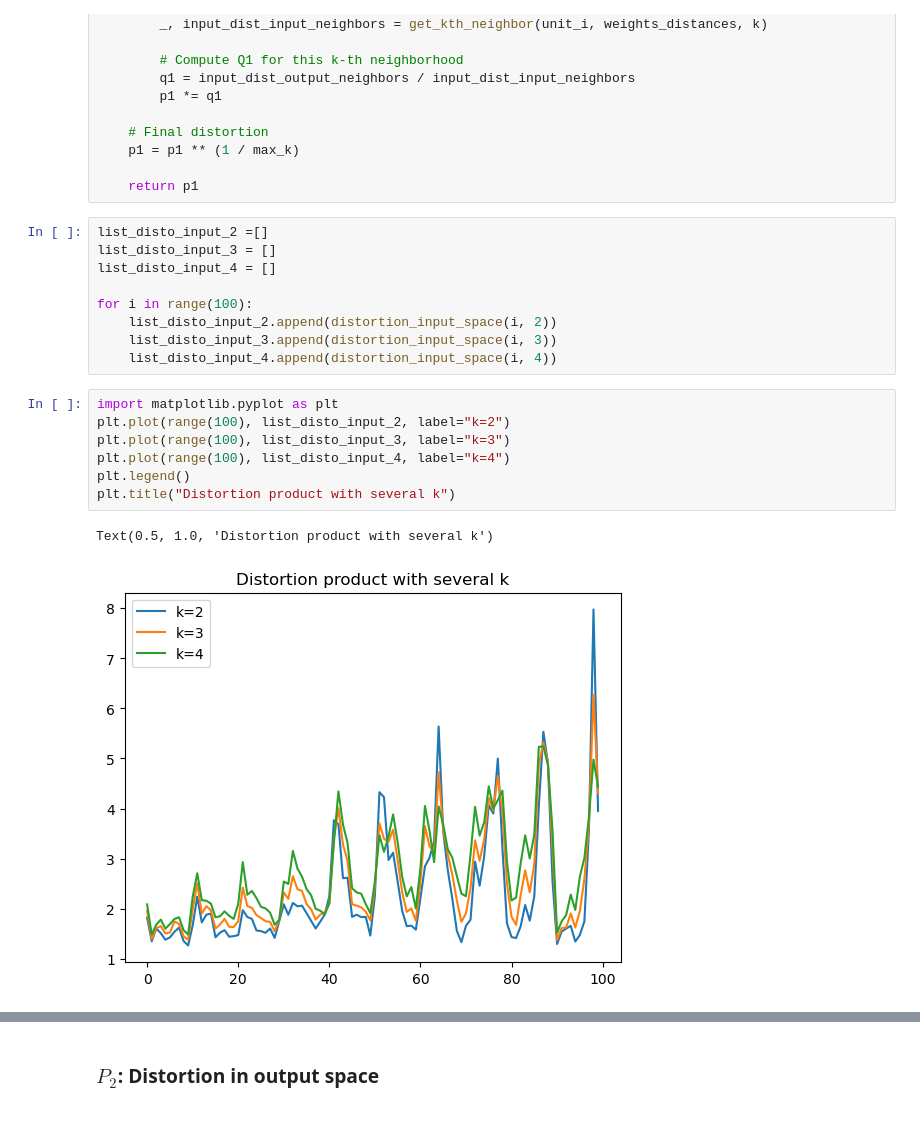
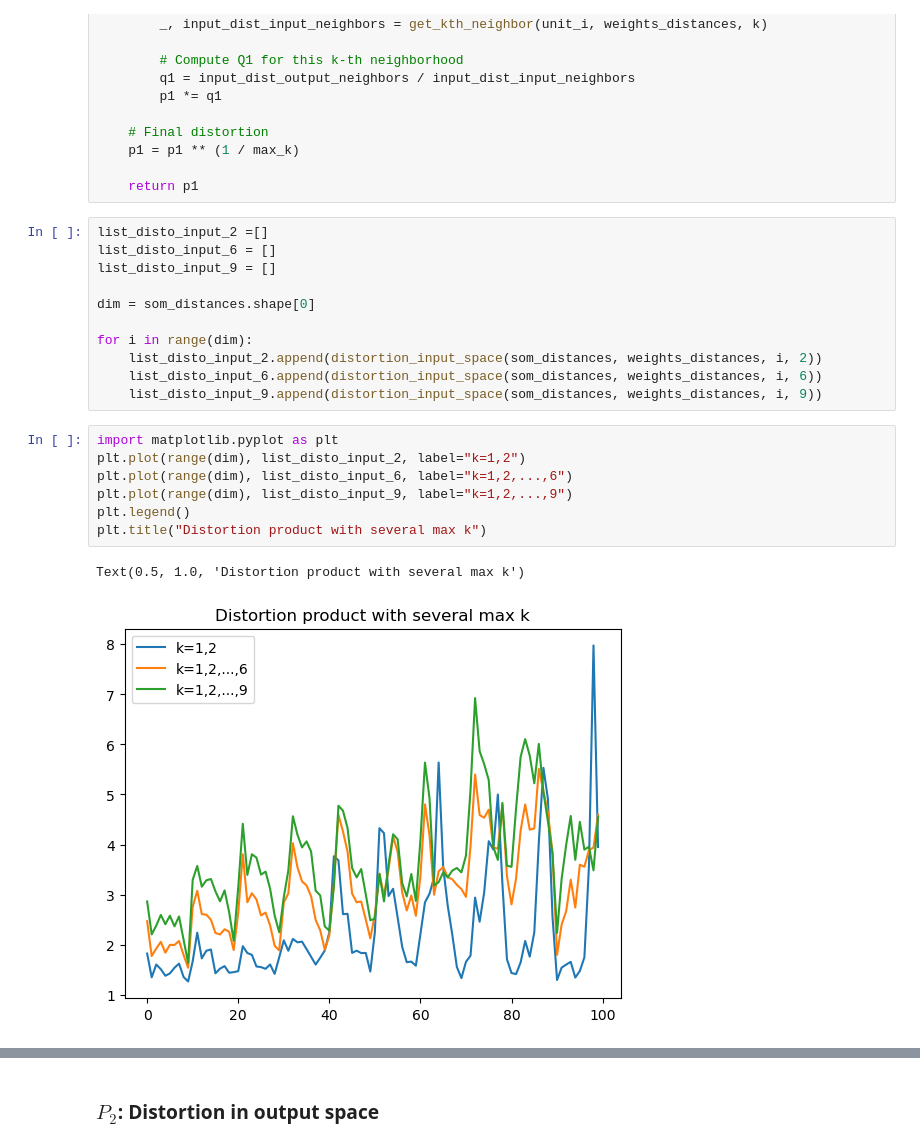
Before and after one commit to Jean-BaptisteCellier/SOM_TopographicProduct, a Jupyter notebook: coding_assignment.ipynb, the cells around one changed output, grey strips where cells are left out. Cells and saved outputs as stored; diff of their text form.

```diff
--- a/coding_assignment.ipynb
+++ b/coding_assignment.ipynb
@@ -173,22 +174,24 @@ def distortion_input_space(som_distances, weights_distances, unit_i, max_k):
     return p1
 # %%
 list_disto_input_2 =[]
-list_disto_input_3 = []
-list_disto_input_4 = []
+list_disto_input_6 = []
+list_disto_input_9 = []
 
-for i in range(100):
-    list_disto_input_2.append(distortion_input_space(i, 2))
-    list_disto_input_3.append(distortion_input_space(i, 3))
-    list_disto_input_4.append(distortion_input_space(i, 4))
+dim = som_distances.shape[0]
+
+for i in range(dim):
+    list_disto_input_2.append(distortion_input_space(som_distances, weights_distances, i, 2))
+    list_disto_input_6.append(distortion_input_space(som_distances, weights_distances, i, 6))
+    list_disto_input_9.append(distortion_input_space(som_distances, weights_distances, i, 9))
 # %%
 import matplotlib.pyplot as plt
-plt.plot(range(100), list_disto_input_2, label="k=2")
-plt.plot(range(100), list_disto_input_3, label="k=3")
-plt.plot(range(100), list_disto_input_4, label="k=4")
+plt.plot(range(dim), list_disto_input_2, label="k=1,2")
+plt.plot(range(dim), list_disto_input_6, label="k=1,2,...,6")
+plt.plot(range(dim), list_disto_input_9, label="k=1,2,...,9")
 plt.legend()
-plt.title("Distortion product with several k")
+plt.title("Distortion product with several max k")
 # %% [output]
-Text(0.5, 1.0, 'Distortion product with several k')
+Text(0.5, 1.0, 'Distortion product with several max k')
-[figure, old version]
+[figure, new version]
 # %%
 plt.figure(figsize=(8, 6))
```
Also changed, not shown: parts of 12 cells of this notebook.
